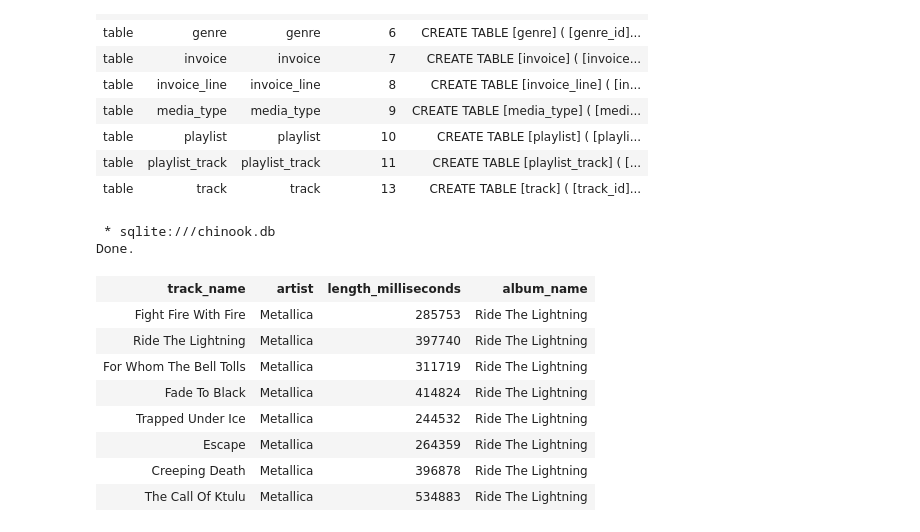
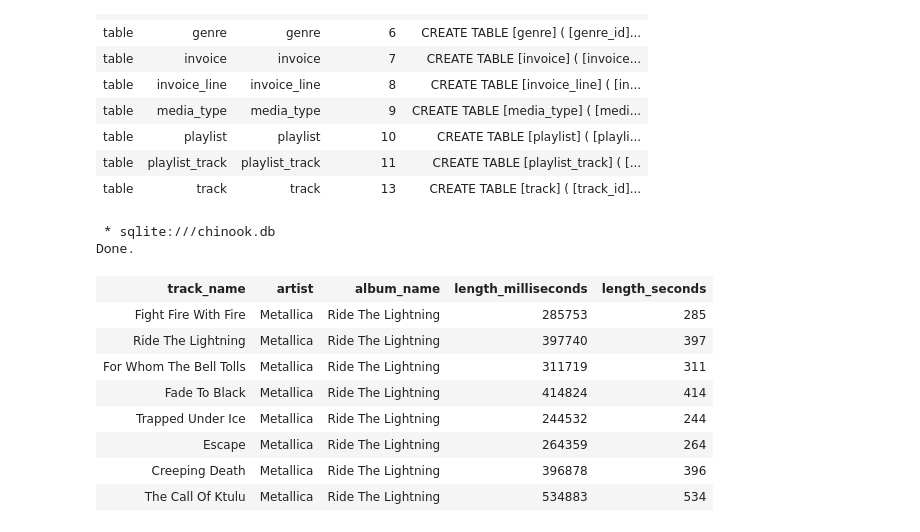
Before and after one commit to mcshakes/assorted_data_projects, a Jupyter notebook: business_questions/Something.ipynb, the cells around one changed output. Drawn from its saved outputs; the diff is of its cells as text; code cells hidden in the pictures.

```diff
--- a/business_questions/Something.ipynb
+++ b/business_questions/Something.ipynb
@@ -33,28 +35,30 @@ Done.
 # %%
 %%sql
 WITH track_info AS
  (
      SELECT
         t.name as track_name,
         artist.name as artist,
+        album.title album_name,
         t.milliseconds length_milliseconds,
-        album.title album_name
+        (t.milliseconds / 1000) length_seconds
+
      FROM track t
      INNER JOIN album ON album.album_id = t.album_id
      INNER JOIN artist ON artist.artist_id = album.artist_id
   )
 
 SELECT * FROM track_info
 WHERE album_name = "Ride The Lightning";
 # %% [output]
  * sqlite:///chinook.db
 Done.
-| track_name | artist | length_milliseconds | album_name |
-| Fight Fire With Fire | Metallica | 285753 | Ride The Lightning |
-| Ride The Lightning | Metallica | 397740 | Ride The Lightning |
-| For Whom The Bell Tolls | Metallica | 311719 | Ride The Lightning |
-| Fade To Black | Metallica | 414824 | Ride The Lightning |
-| Trapped Under Ice | Metallica | 244532 | Ride The Lightning |
-| Escape | Metallica | 264359 | Ride The Lightning |
-| Creeping Death | Metallica | 396878 | Ride The Lightning |
-| The Call Of Ktulu | Metallica | 534883 | Ride The Lightning |
+| track_name | artist | album_name | length_milliseconds | length_seconds |
+| Fight Fire With Fire | Metallica | Ride The Lightning | 285753 | 285 |
+| Ride The Lightning | Metallica | Ride The Lightning | 397740 | 397 |
+| For Whom The Bell Tolls | Metallica | Ride The Lightning | 311719 | 311 |
+| Fade To Black | Metallica | Ride The Lightning | 414824 | 414 |
+| Trapped Under Ice | Metallica | Ride The Lightning | 244532 | 244 |
+| Escape | Metallica | Ride The Lightning | 264359 | 264 |
+| Creeping Death | Metallica | Ride The Lightning | 396878 | 396 |
+| The Call Of Ktulu | Metallica | Ride The Lightning | 534883 | 534 |
```
Also changed, not shown: parts of 12 cells of this notebook, 1 other file.
